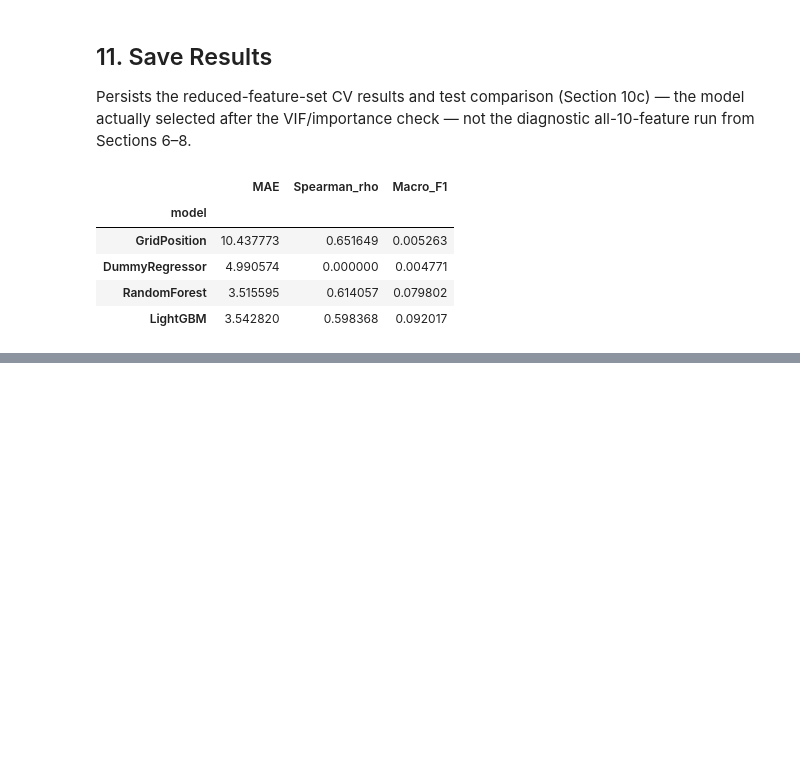
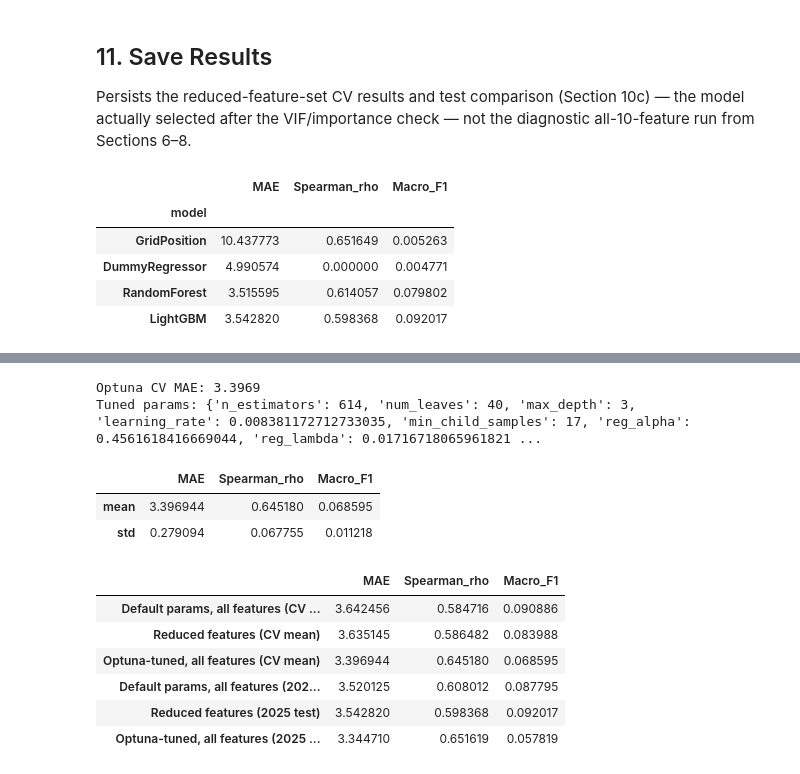
Before and after one commit to swaroopnayak1/f1-pit-wall, a Jupyter notebook: pipeline/model/lightgbm.ipynb, the cells around one changed output, grey strips where cells are left out. Cells and saved outputs as stored; diff of their text form; code cells hidden in the pictures; blank space fills up the shorter version.

Commit message:
Add Optuna HP Tuning

```diff
--- a/pipeline/model/lightgbm.ipynb
+++ b/pipeline/model/lightgbm.ipynb
@@ -346,0 +353,64 @@ final_comparison
+# %%
+import json
+
+with open("../../reports/lightgbm_best_params.json") as fh:
+    tuning_result = json.load(fh)
+
+tuned_params = tuning_result["params"]
+print(f"Optuna CV MAE: {tuning_result['cv_mae']:.4f}")
+print(f"Tuned params: {tuned_params}")
+# %% [output]
+Optuna CV MAE: 3.3969
+Tuned params: {'n_estimators': 614, 'num_leaves': 40, 'max_depth': 3, 'learning_rate': 0.008381172712733035, 'min_child_samples': 17, 'reg_alpha': 0.4561618416669044, 'reg_lambda': 0.01716718065961821 ...
+# %%
+def run_cv_with_params(feature_cols, params):
+    rows = []
+    for i in range(1, len(years)):
+        cv_train_years = years[:i]
+        val_year = years[i]
+
+        fold_train_mask = train['year'].isin(cv_train_years)
+        fold_val_mask = train['year'] == val_year
+
+        fold_model = LGBMRegressor(random_state=42, verbose=-1, **params)
+        fold_model.fit(train[feature_cols][fold_train_mask], train_Y[fold_train_mask])
+        fold_preds = fold_model.predict(train[feature_cols][fold_val_mask])
+
+        metrics = score(train_Y[fold_val_mask], fold_preds)
+        metrics["fold"] = i
+        metrics["train_years"] = f"{cv_train_years[0]}-{cv_train_years[-1]}" if len(cv_train_years) > 1 else str(cv_train_years[0])
+        metrics["val_year"] = val_year
+        rows.append(metrics)
+    return pd.DataFrame(rows)[["fold", "train_years", "val_year", "MAE", "Spearman_rho", "Macro_F1"]]
+
+tuned_cv_results = run_cv_with_params(FINAL_FEATURES, tuned_params)
+tuned_cv_summary = tuned_cv_results[["MAE", "Spearman_rho", "Macro_F1"]].agg(["mean", "std"])
+
+tuned_model = LGBMRegressor(random_state=42, verbose=-1, **tuned_params)
+tuned_model.fit(train_X, train_Y)
+tuned_test_results = score(test_Y, tuned_model.predict(test_X))
+
+tuned_cv_summary
+# %% [output]
+|  | MAE | Spearman_rho | Macro_F1 |
+| mean | 3.396944 | 0.645180 | 0.068595 |
+| std | 0.279094 | 0.067755 | 0.011218 |
+# %%
+tuning_comparison = pd.DataFrame({
+    "Default params, all features (CV mean)": cv_summary.loc["mean"],
+    "Reduced features (CV mean)": reduced_cv_summary.loc["mean"],
+    "Optuna-tuned, all features (CV mean)": tuned_cv_summary.loc["mean"],
+    "Default params, all features (2025 test)": pd.Series(test_results),
+    "Reduced features (2025 test)": pd.Series(reduced_test_results),
+    "Optuna-tuned, all features (2025 test)": pd.Series(tuned_test_results),
+}).T[["MAE", "Spearman_rho", "Macro_F1"]]
+
+tuning_comparison
+# %% [output]
+|  | MAE | Spearman_rho | Macro_F1 |
+| Default params, all features (CV ... | 3.642456 | 0.584716 | 0.090886 |
+| Reduced features (CV mean) | 3.635145 | 0.586482 | 0.083988 |
+| Optuna-tuned, all features (CV mean) | 3.396944 | 0.645180 | 0.068595 |
+| Default params, all features (202... | 3.520125 | 0.608012 | 0.087795 |
+| Reduced features (2025 test) | 3.542820 | 0.598368 | 0.092017 |
+| Optuna-tuned, all features (2025 ... | 3.344710 | 0.651619 | 0.057819 |
```
Also changed, not shown: parts of 3 cells of this notebook, 6 other files.
